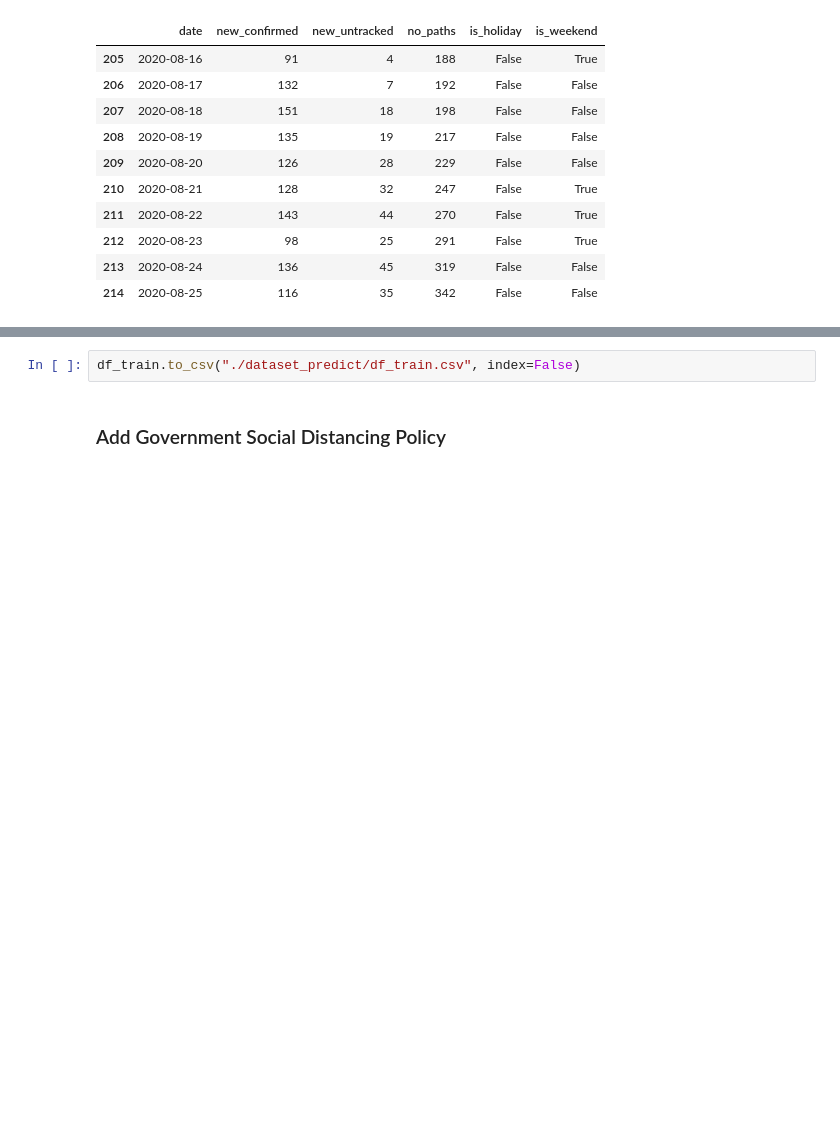
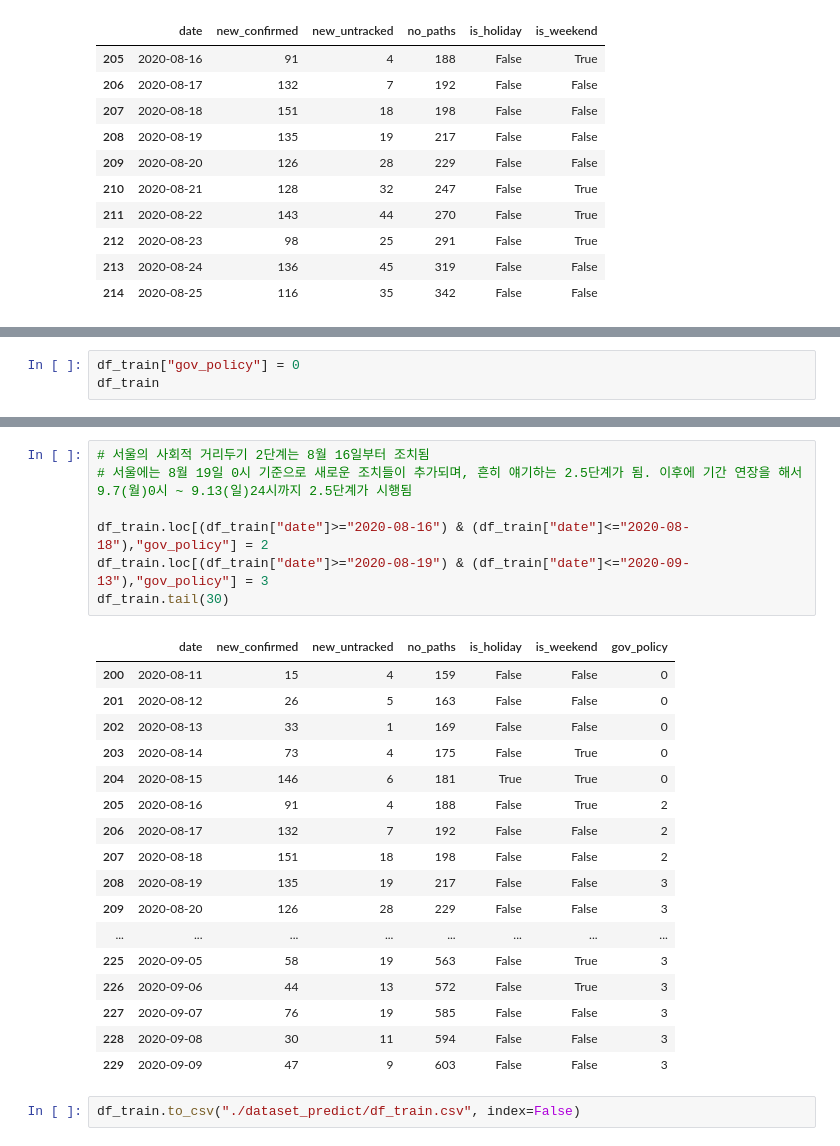
Before and after one commit to snoop2head/covid19_unknown_spread, a Jupyter notebook: wrangle_prediction.ipynb, the cells around one changed output, grey strips where cells are left out. Saved outputs shown, nothing was run; the diff lists cells and outputs as text; blank space fills up the shorter version.

Commit message:
update training dataset with government policy factor" git push

```diff
--- a/wrangle_prediction.ipynb
+++ b/wrangle_prediction.ipynb
@@ -468,0 +485,3 @@ df_train[-25:-15]
+# %%
+df_train["gov_policy"] = 0
+df_train
@@ -469,4 +502,27 @@ df_train[-25:-15]
+# %%
+# 서울의 사회적 거리두기 2단계는 8월 16일부터 조치됨
+# 서울에는 8월 19일 0시 기준으로 새로운 조치들이 추가되며, 흔히 얘기하는 2.5단계가 됨. 이후에 기간 연장을 해서 9.7(월)0시 ~ 9.13(일)24시까지 2.5단계가 시행됨
+
+df_train.loc[(df_train["date"]>="2020-08-16") & (df_train["date"]<="2020-08-18"),"gov_policy"] = 2
+df_train.loc[(df_train["date"]>="2020-08-19") & (df_train["date"]<="2020-09-13"),"gov_policy"] = 3
+df_train.tail(30)
+# %% [output]
+|  | date | new_confirmed | new_untracked | no_paths | is_holiday | is_weekend | gov_policy |
+| 200 | 2020-08-11 | 15 | 4 | 159 | False | False | 0 |
+| 201 | 2020-08-12 | 26 | 5 | 163 | False | False | 0 |
+| 202 | 2020-08-13 | 33 | 1 | 169 | False | False | 0 |
+| 203 | 2020-08-14 | 73 | 4 | 175 | False | True | 0 |
+| 204 | 2020-08-15 | 146 | 6 | 181 | True | True | 0 |
+| 205 | 2020-08-16 | 91 | 4 | 188 | False | True | 2 |
+| 206 | 2020-08-17 | 132 | 7 | 192 | False | False | 2 |
+| 207 | 2020-08-18 | 151 | 18 | 198 | False | False | 2 |
+| 208 | 2020-08-19 | 135 | 19 | 217 | False | False | 3 |
+| 209 | 2020-08-20 | 126 | 28 | 229 | False | False | 3 |
+| ... | ... | ... | ... | ... | ... | ... | ... |
+| 225 | 2020-09-05 | 58 | 19 | 563 | False | True | 3 |
+| 226 | 2020-09-06 | 44 | 13 | 572 | False | True | 3 |
+| 227 | 2020-09-07 | 76 | 19 | 585 | False | False | 3 |
+| 228 | 2020-09-08 | 30 | 11 | 594 | False | False | 3 |
+| 229 | 2020-09-09 | 47 | 9 | 603 | False | False | 3 |
 # %%
 df_train.to_csv("./dataset_predict/df_train.csv", index=False)
-# %% [markdown]
-### Add Government Social Distancing Policy
```
Also changed, not shown: parts of 7 cells of this notebook, 4 other files.
